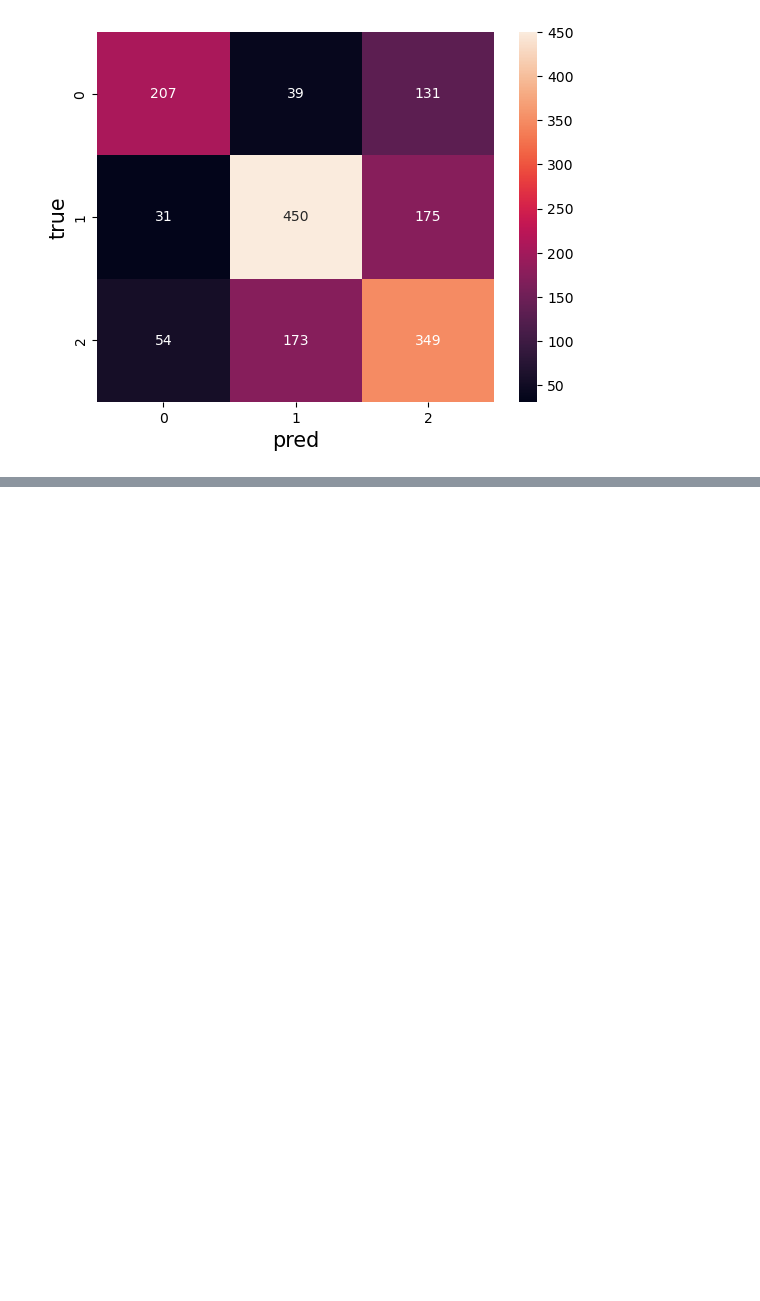
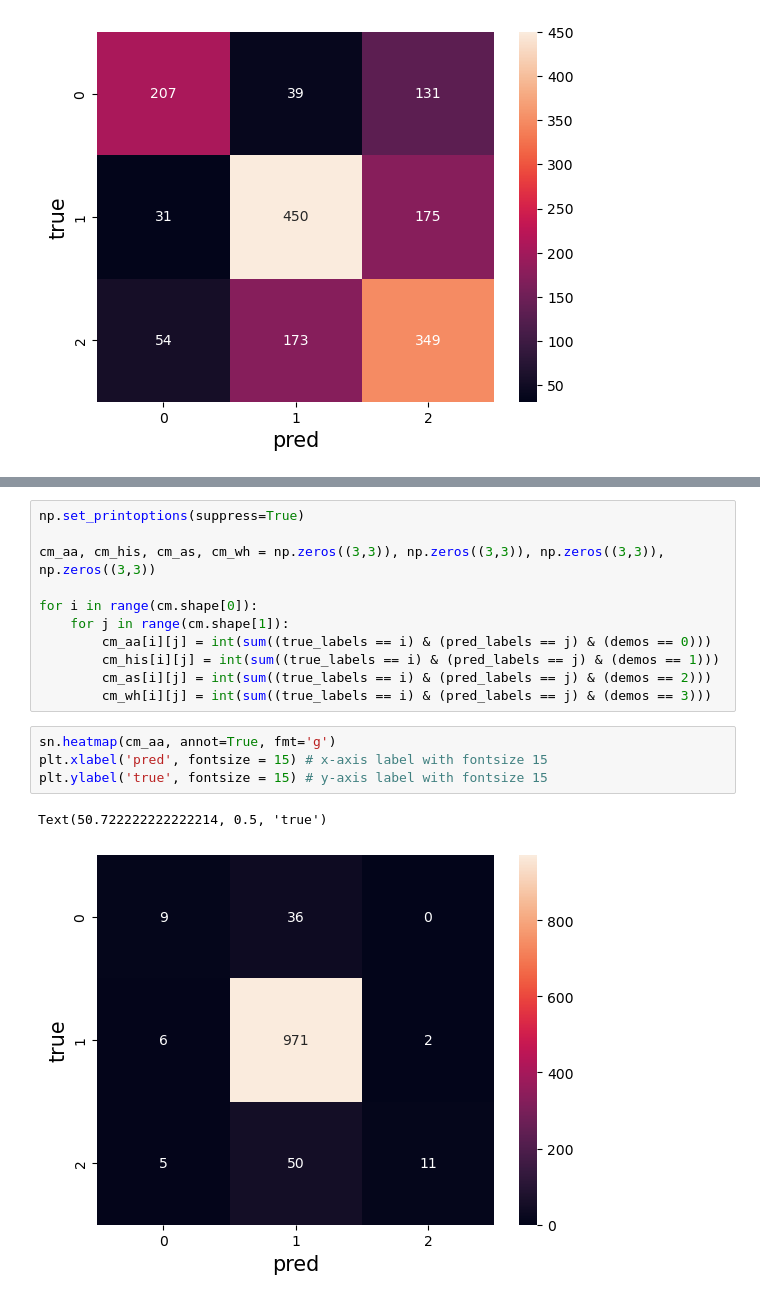
Before and after one commit to jl11390/project_1012, a Jupyter notebook: project.ipynb, the cells around one changed output, grey strips where cells are left out. Drawn from its saved outputs; the diff is of its cells as text; blank space fills up the shorter version.

```diff
--- a/project.ipynb
+++ b/project.ipynb
@@ -195,0 +247,18 @@ Text(50.722222222222214, 0.5, 'true')
+# %%
+np.set_printoptions(suppress=True)
+
+cm_aa, cm_his, cm_as, cm_wh = np.zeros((3,3)), np.zeros((3,3)), np.zeros((3,3)), np.zeros((3,3))
+
+for i in range(cm.shape[0]):
+    for j in range(cm.shape[1]):
+        cm_aa[i][j] = int(sum((true_labels == i) & (pred_labels == j) & (demos == 0)))
+        cm_his[i][j] = int(sum((true_labels == i) & (pred_labels == j) & (demos == 1)))
+        cm_as[i][j] = int(sum((true_labels == i) & (pred_labels == j) & (demos == 2)))
+        cm_wh[i][j] = int(sum((true_labels == i) & (pred_labels == j) & (demos == 3)))
+# %%
+sn.heatmap(cm_aa, annot=True, fmt='g')
+plt.xlabel('pred', fontsize = 15) # x-axis label with fontsize 15
+plt.ylabel('true', fontsize = 15) # y-axis label with fontsize 15
+# %% [output]
+Text(50.722222222222214, 0.5, 'true')
+[figure, added]
```
Also changed, not shown: parts of 19 cells of this notebook, 4 other files.
